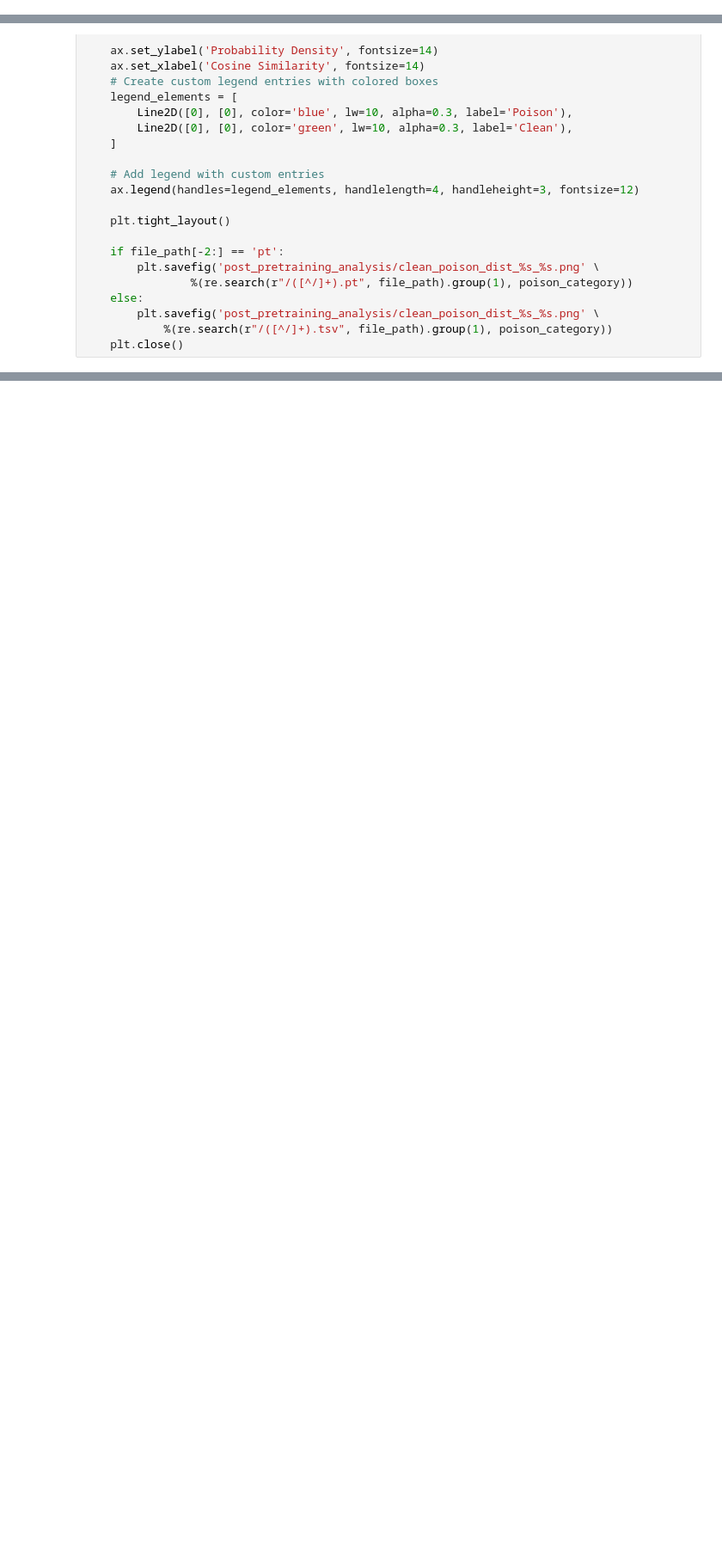
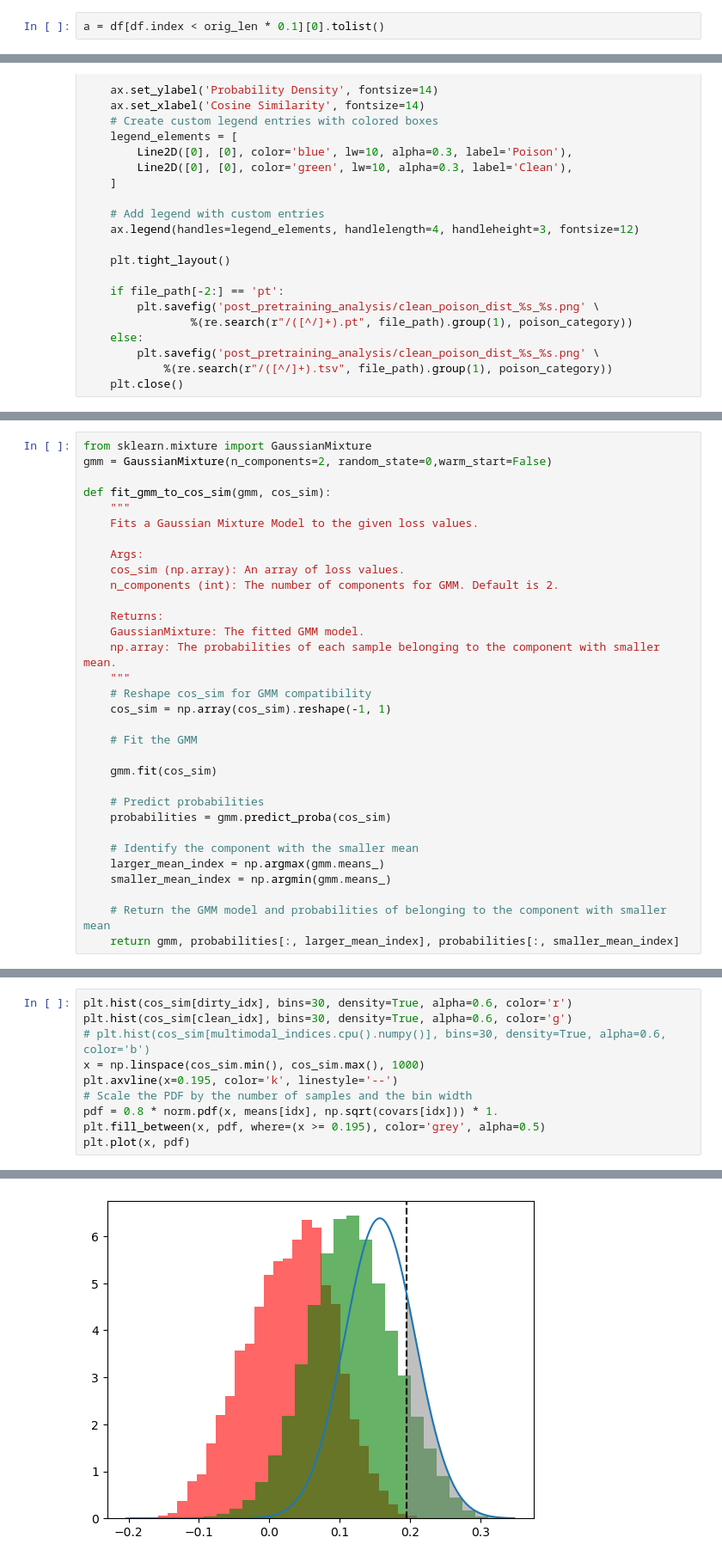
Before and after one commit to HangerYang/RoCLIP, a Jupyter notebook: CyCLIP/draw_plot.ipynb, the cells around one changed output, grey strips where cells are left out. Shown at 86% size. Cells and saved outputs as stored; diff of their text form; blank space fills up the shorter version.

```diff
--- a/CyCLIP/draw_plot.ipynb
+++ b/CyCLIP/draw_plot.ipynb
@@ -63,0 +71,2 @@ plot_poison_distribution("/home/hyang/NNCLIP/CyCLIP/jigao_indices/NNCLIP_1M_100_
+# %%
+a = df[df.index < orig_len * 0.1][0].tolist()
@@ -145,0 +448,32 @@ def plot_clean_n_poison_similarity_distribution(file_path, poison_category='full
+# %%
+from sklearn.mixture import GaussianMixture
+gmm = GaussianMixture(n_components=2, random_state=0,warm_start=False)
+
+def fit_gmm_to_cos_sim(gmm, cos_sim):
+    """
+    Fits a Gaussian Mixture Model to the given loss values.
+
+    Args:
+    cos_sim (np.array): An array of loss values.
+    n_components (int): The number of components for GMM. Default is 2.
+
+    Returns:
+    GaussianMixture: The fitted GMM model.
+    np.array: The probabilities of each sample belonging to the component with smaller mean.
+    """
+    # Reshape cos_sim for GMM compatibility
+    cos_sim = np.array(cos_sim).reshape(-1, 1)
+
+    # Fit the GMM
+
+    gmm.fit(cos_sim)
+
+    # Predict probabilities
+    probabilities = gmm.predict_proba(cos_sim)
+
+    # Identify the component with the smaller mean
+    larger_mean_index = np.argmax(gmm.means_)
+    smaller_mean_index = np.argmin(gmm.means_)
+
+    # Return the GMM model and probabilities of belonging to the component with smaller mean
+    return gmm, probabilities[:, larger_mean_index], probabilities[:, smaller_mean_index]
@@ -145,0 +528,11 @@ def plot_clean_n_poison_similarity_distribution(file_path, poison_category='full
+# %%
+plt.hist(cos_sim[dirty_idx], bins=30, density=True, alpha=0.6, color='r')
+plt.hist(cos_sim[clean_idx], bins=30, density=True, alpha=0.6, color='g')
+# plt.hist(cos_sim[multimodal_indices.cpu().numpy()], bins=30, density=True, alpha=0.6, color='b')
+x = np.linspace(cos_sim.min(), cos_sim.max(), 1000)
+plt.axvline(x=0.195, color='k', linestyle='--')
+# Scale the PDF by the number of samples and the bin width
+pdf = 0.8 * norm.pdf(x, means[idx], np.sqrt(covars[idx])) * 1.
+plt.fill_between(x, pdf, where=(x >= 0.195), color='grey', alpha=0.5)
+plt.plot(x, pdf)
+# %% [output]
@@ -145,0 +540 @@ def plot_clean_n_poison_similarity_distribution(file_path, poison_category='full
+[figure, added]
```
Also changed, not shown: parts of 63 cells of this notebook, 21 other files.
